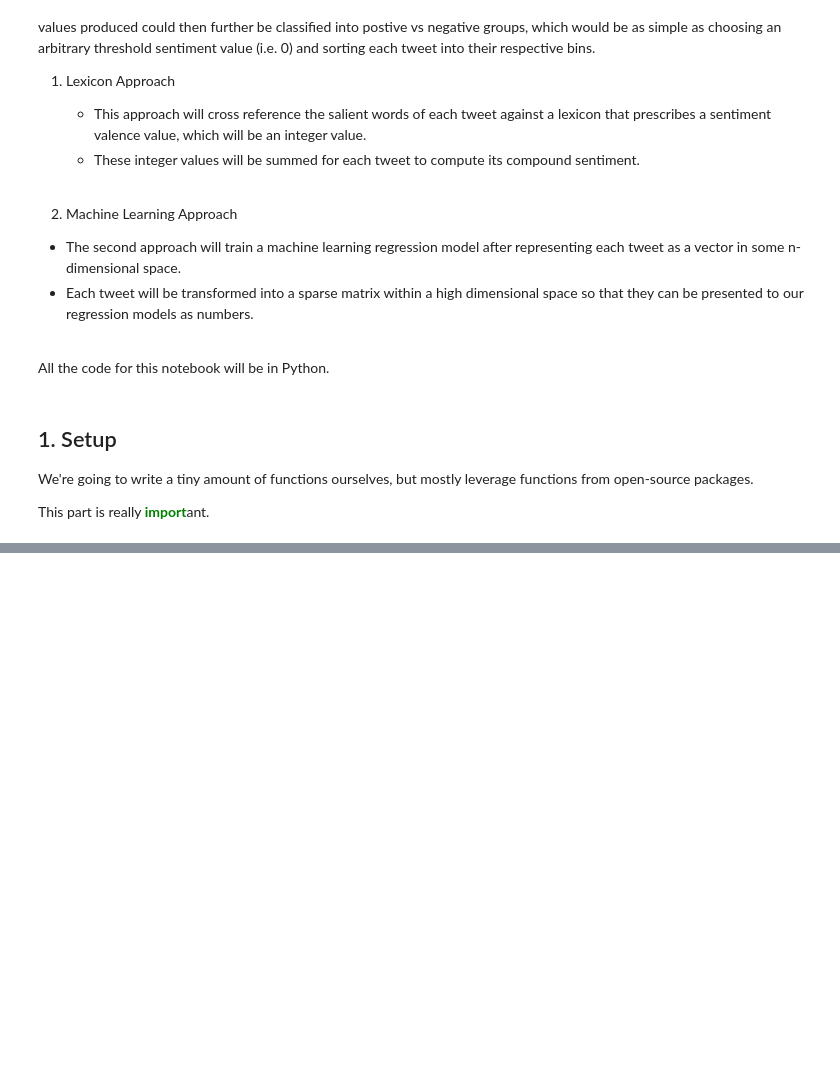
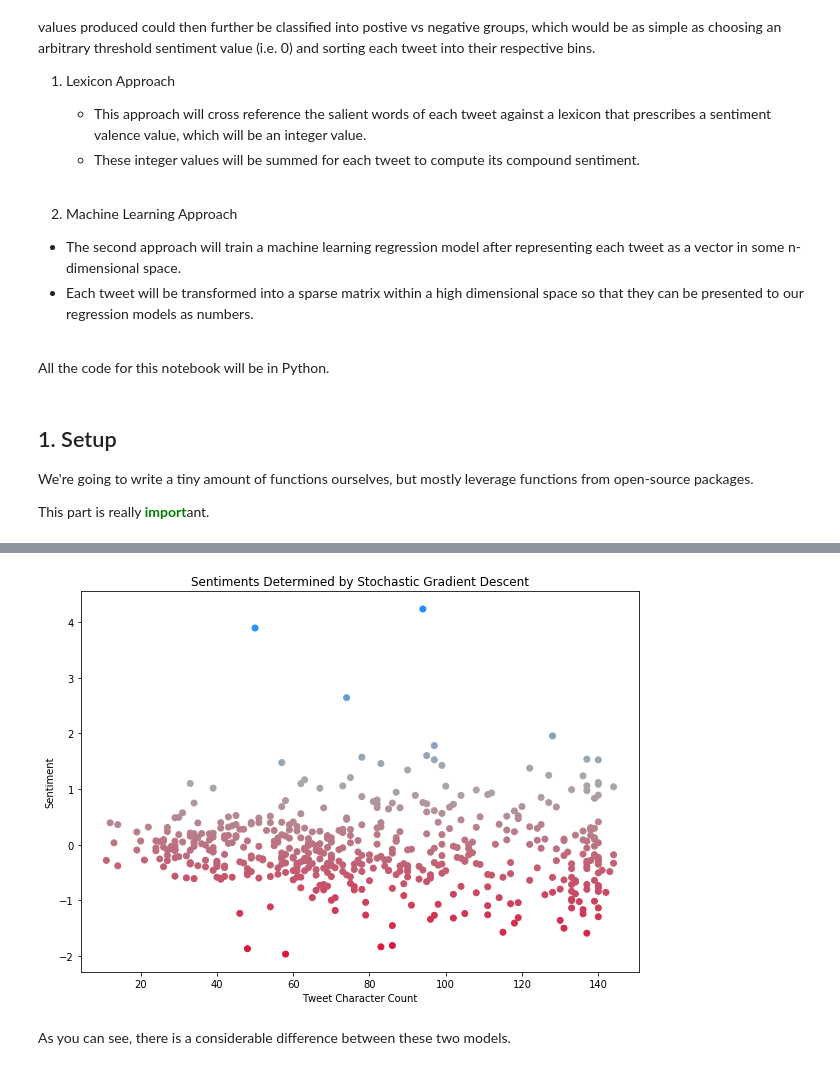
Before and after one commit to matthewkovacs/data-cynics, a Jupyter notebook: python/twitter_sentiment_analysis.ipynb, the cells around one changed output, grey strips where cells are left out. Drawn from its saved outputs; the diff is of its cells as text; code cells hidden in the pictures; blank space fills up the shorter version.

```diff
--- a/python/twitter_sentiment_analysis.ipynb
+++ b/python/twitter_sentiment_analysis.ipynb
@@ -57,0 +271,9 @@ mltrain_df = pd.read_csv(mltrain_fpath, delimiter='\t',
+# %%
+target_sgd_sentiments = sgd_model.predict(target_dataset)
+sentiment_scatterplot(X,
+                      y = target_sgd_sentiments,
+                      title = 'Sentiments Determined by Stochastic Gradient Descent');
+# %% [output]
+[figure, added]
+# %% [markdown]
+As you can see, there is a considerable difference between these two models.
```
Also changed, not shown: parts of 24 cells of this notebook.
